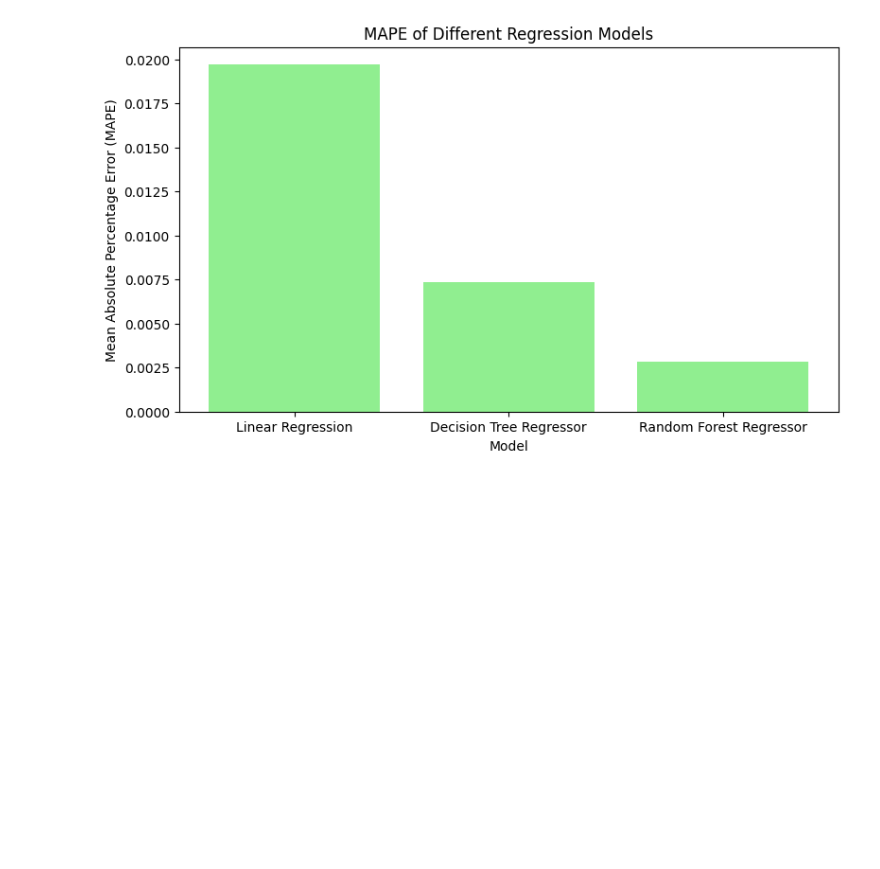
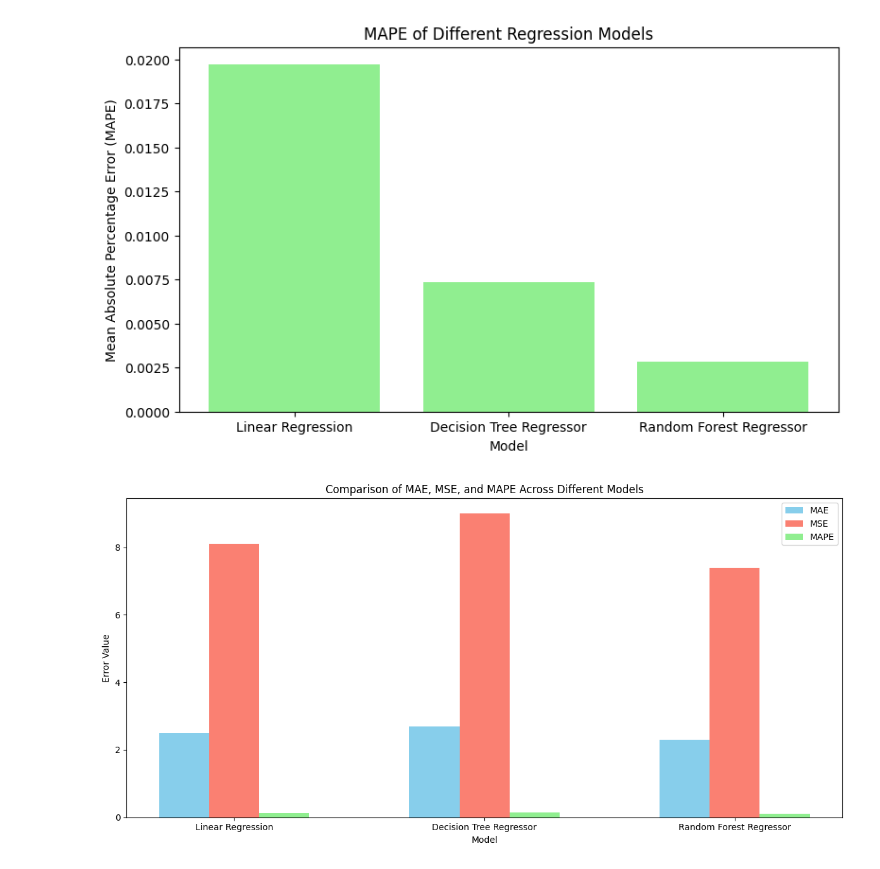
Before and after one commit to vovod/ISD_2024, a Jupyter notebook: ISD.ipynb, the cells around one changed output. Cells and saved outputs as stored; diff of their text form; code cells hidden in the pictures; blank space fills up the shorter version.

```diff
--- a/ISD.ipynb
+++ b/ISD.ipynb
@@ -218,3 +218,35 @@ plt.show()
 [figure]
 [figure]
 [figure]
+# %%
+# Ví dụ kết quả (thay thế bằng kết quả thực tế của bạn)
+results_df = pd.DataFrame({
+    'Model': ['Linear Regression', 'Decision Tree Regressor', 'Random Forest Regressor'],
+    'MAE': [2.5, 2.7, 2.3],
+    'MSE': [8.1, 9.0, 7.4],
+    'MAPE': [0.12, 0.14, 0.11]
+})
+
+# Gộp 3 biểu đồ thành 1
+fig, ax = plt.subplots(figsize=(12, 6))
+
+bar_width = 0.2
+index = np.arange(len(results_df['Model']))
+
+# Vẽ các thanh
+bars1 = ax.bar(index, results_df['MAE'], bar_width, label='MAE', color='skyblue')
+bars2 = ax.bar(index + bar_width, results_df['MSE'], bar_width, label='MSE', color='salmon')
+bars3 = ax.bar(index + 2 * bar_width, results_df['MAPE'], bar_width, label='MAPE', color='lightgreen')
+
+# Thêm thông tin biểu đồ
+ax.set_xlabel('Model')
+ax.set_ylabel('Error Value')
+ax.set_title('Comparison of MAE, MSE, and MAPE Across Different Models')
+ax.set_xticks(index + bar_width)
+ax.set_xticklabels(results_df['Model'])
+ax.legend()
+
+plt.tight_layout()
+plt.show()
+# %% [output]
+[figure, added]
```
